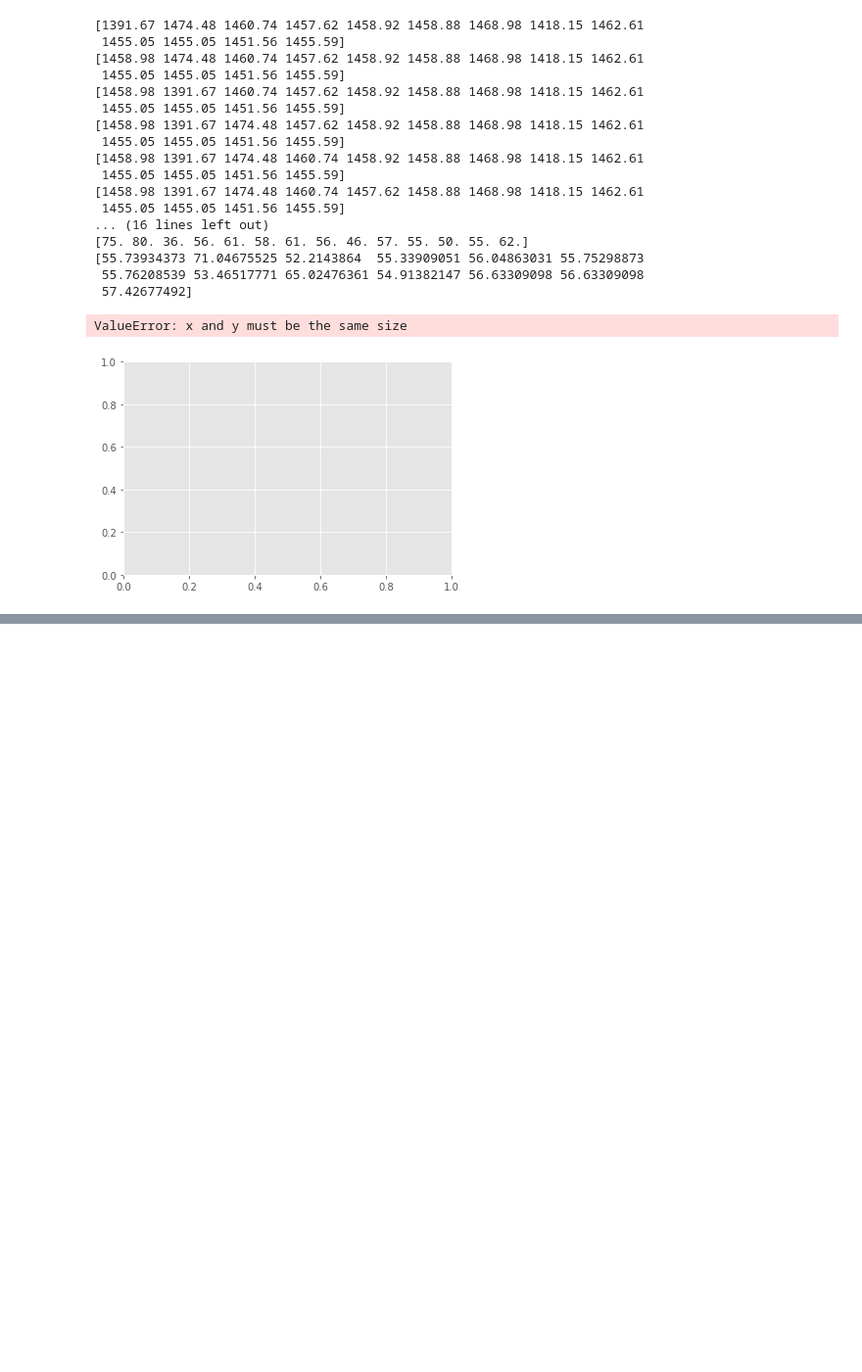
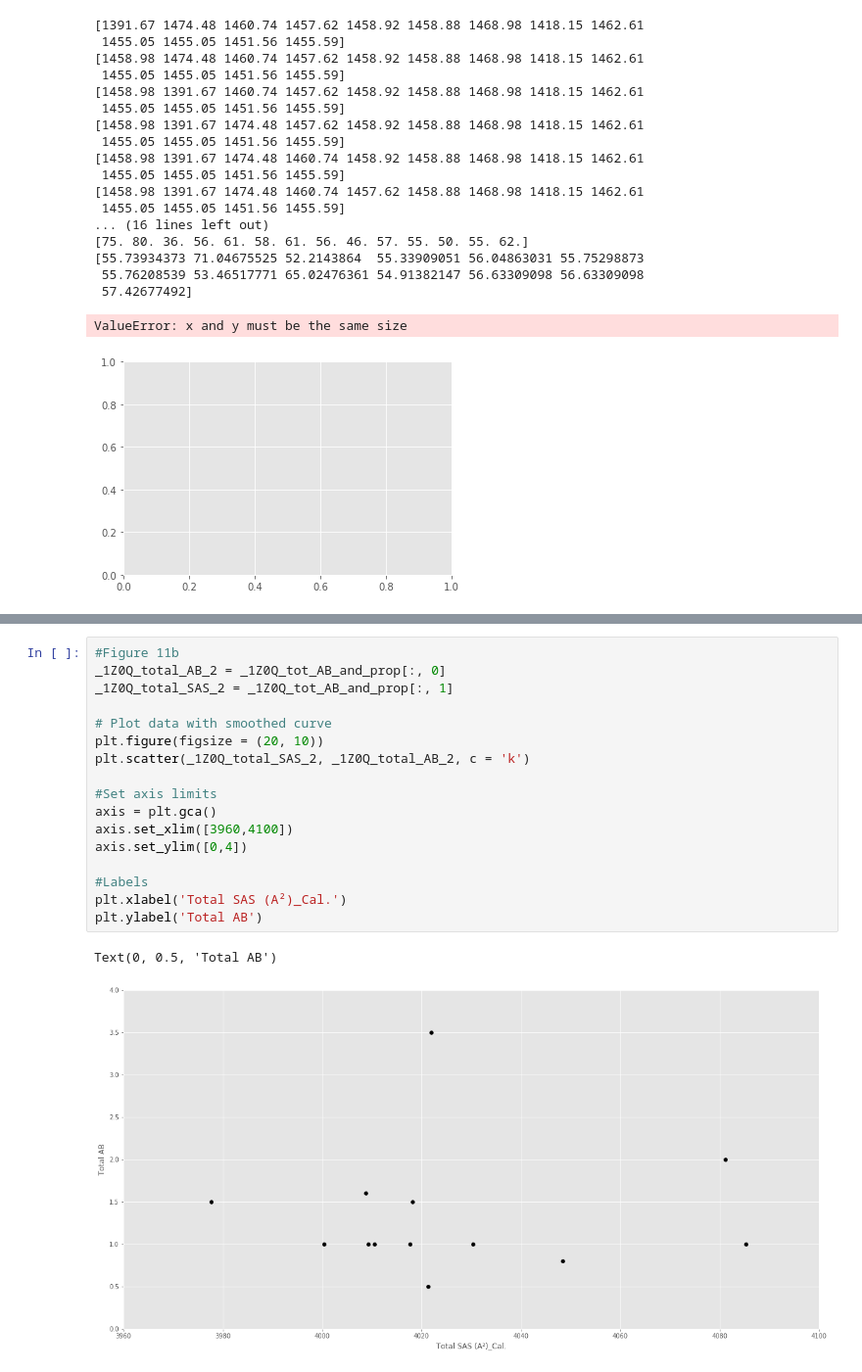
Before and after one commit to 188-project/Amyloid-Beta-Final-Project, a Jupyter notebook: 3-9 Final Project Amyloid Beta.ipynb, the cells around one changed output, grey strips where cells are left out. Shown at 98% size. Saved outputs shown, nothing was run; the diff lists cells and outputs as text; blank space fills up the shorter version.

```diff
--- a/3-9 Final Project Amyloid Beta.ipynb
+++ b/3-9 Final Project Amyloid Beta.ipynb
@@ -1241,0 +1129,20 @@ ValueError: x and y must be the same size
+# %%
+#Figure 11b
+_1Z0Q_total_AB_2 = _1Z0Q_tot_AB_and_prop[:, 0]
+_1Z0Q_total_SAS_2 = _1Z0Q_tot_AB_and_prop[:, 1]
+
+# Plot data with smoothed curve
+plt.figure(figsize = (20, 10))
+plt.scatter(_1Z0Q_total_SAS_2, _1Z0Q_total_AB_2, c = 'k')
+
+#Set axis limits
+axis = plt.gca()
+axis.set_xlim([3960,4100])
+axis.set_ylim([0,4])
+
+#Labels
+plt.xlabel('Total SAS (A²)_Cal.')
+plt.ylabel('Total AB')
+# %% [output]
+Text(0, 0.5, 'Total AB')
+[figure, added]
```
Also changed, not shown: parts of 84 cells of this notebook.
